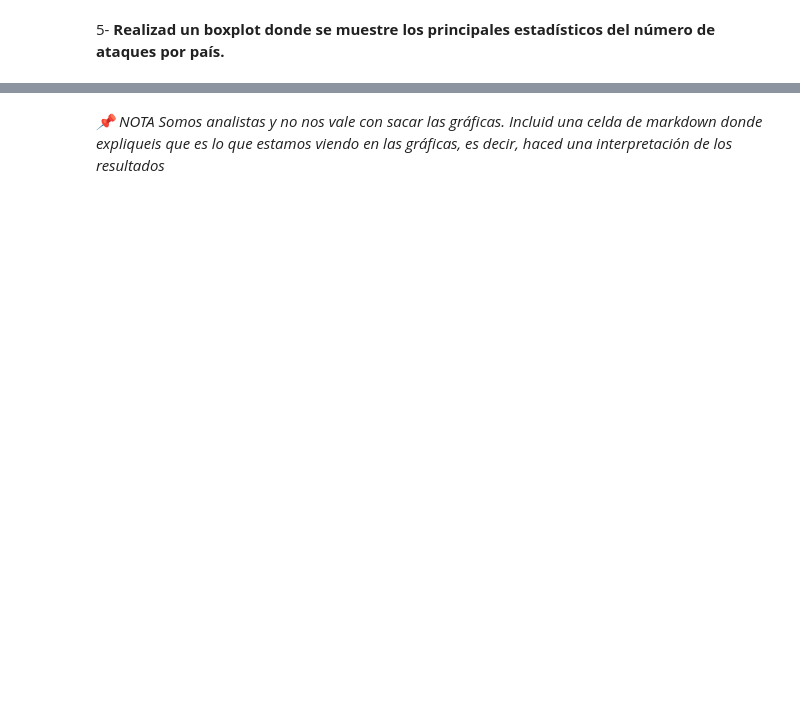
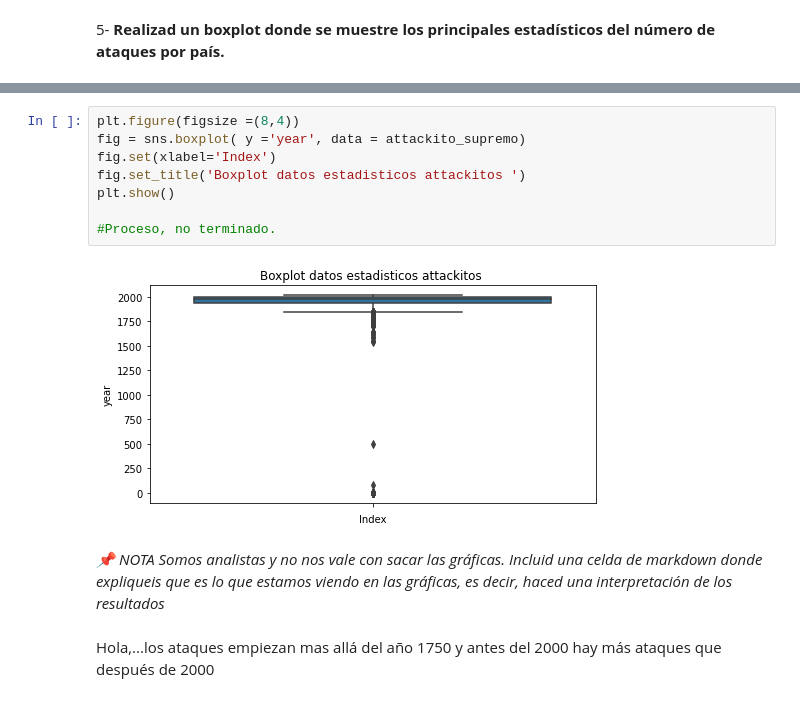
Before and after one commit to Adalab/DA-promo-A-module-2-pairprog-1-pair-4-Lidia-Guadalupe, a Jupyter notebook: Visualización/Pair_7_Visualizaciones_3.ipynb, the cells around one changed output, grey strips where cells are left out. Drawn from its saved outputs; the diff is of its cells as text; blank space fills up the shorter version.

```diff
--- a/Visualización/Pair_7_Visualizaciones_3.ipynb
+++ b/Visualización/Pair_7_Visualizaciones_3.ipynb
@@ -69,2 +86,14 @@ df_uas.head(4)
+# %%
+plt.figure(figsize =(8,4))
+fig = sns.boxplot( y ='year', data = attackito_supremo)
+fig.set(xlabel='Index')
+fig.set_title('Boxplot datos estadisticos attackitos ')
+plt.show()
+
+#Proceso, no terminado.
+# %% [output]
+[figure, added]
 # %% [markdown]
 *📌 NOTA Somos analistas y no nos vale con sacar las gráficas. Incluid una celda de markdown donde expliqueis que es lo que estamos viendo en las gráficas, es decir, haced una interpretación de los resultados*
+# %% [markdown]
+Hola,...los ataques empiezan mas allá del año 1750 y antes del 2000 hay más ataques que después de 2000
```
Also changed, not shown: parts of 6 cells of this notebook, 1 other file.
